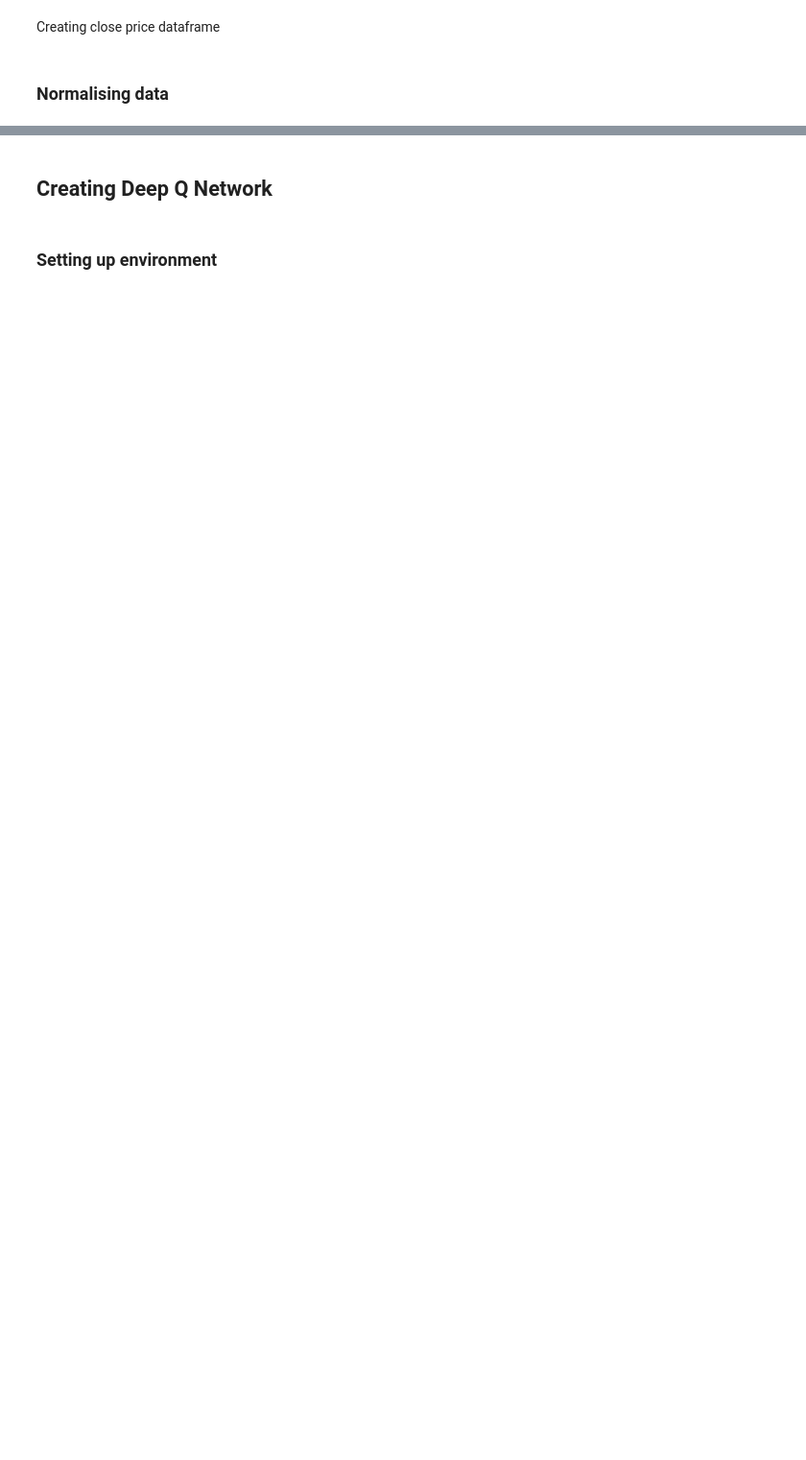
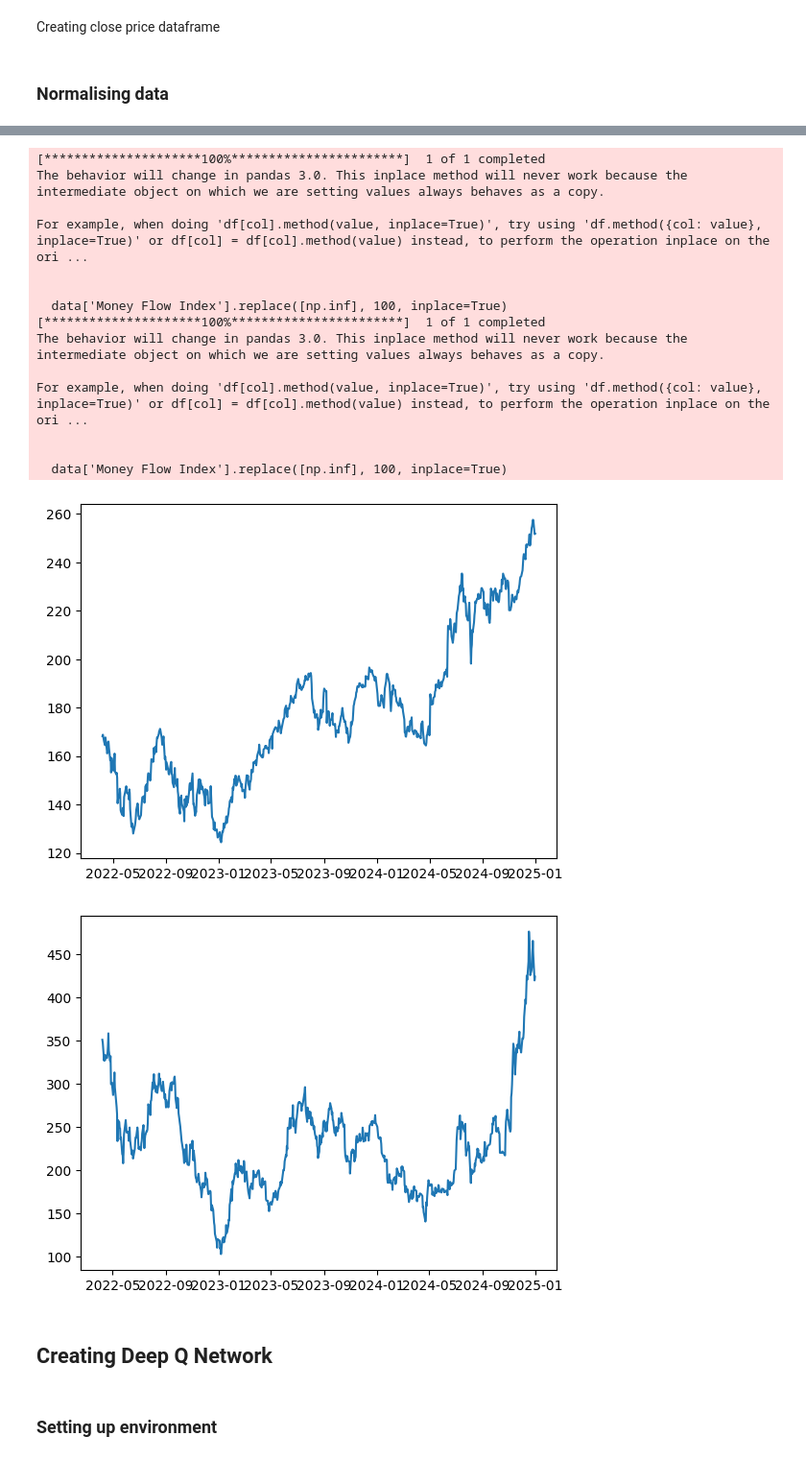
Before and after one commit to daniel142142/reinforcement-learning-trading, a Jupyter notebook: Multi_stock_model.ipynb, the cells around one changed output, grey strips where cells are left out. Shown at 96% size. Cells and saved outputs as stored; diff of their text form; code cells hidden in the pictures; blank space fills up the shorter version.

```diff
--- a/Multi_stock_model.ipynb
+++ b/Multi_stock_model.ipynb
@@ -16,7 +14,7 @@ key = 'L49TNJ1SKAPIG4BA'
 ### Function to retrieve data
 # %%
 def retrieve_data(tickr):
-    ts = TimeSeries(key, output_format = 'pandas')
+
     data = yf.download(tickr)
     columns = ['Open', 'High', 'Low', 'Close', 'Volume']
     data.columns = columns
@@ -38,7 +36,4 @@ def retrieve_data(tickr):
 
     data['Price-Volume'] = (data['Close'].pct_change() * data['Volume']).cumsum()
     data['Standard Deviation'] = data['Close'].rolling(window=20).std()
-    ti = TechIndicators(key, output_format = 'pandas')
-    roc, meta = ti.get_roc(tickr)
-    data['ROC'] = roc['ROC']
     return data
@@ -120,7 +60,6 @@ from sklearn.decomposition import PCA
 def PCA_transform(train_data, test_data):
     # Scaling train data
     state_features = pd.DataFrame({
-        'ROC': train_data['ROC'],
         'Volume': train_data['Volume'],
         'Change Percentage': train_data['Change Percentage'],
         'Force Index': train_data['Force Index'],
@@ -138,7 +77,6 @@ def PCA_transform(train_data, test_data):
 
     # Scaling test data
     test_features = pd.DataFrame({
-        'ROC': test_data['ROC'],
         'Volume': test_data['Volume'],
         'Change Percentage': test_data['Change Percentage'],
         'Force Index': test_data['Force Index'],
@@ -157,0 +98,26 @@ apple_train_pca, apple_test_pca = PCA_transform(apple_train, apple_test)
+# %%
+assets_close = []
+def get_vector(asset_tickers):
+    assets_train_close = []
+    assets_test_close = []
+
+    assets_train_pca = []
+    assets_test_pca = []
+    for i in asset_tickers:
+        data = retrieve_data(i)
+        data_train, data_test = split_data(data, '2012-02-01', '2022-04-06', '2022-04-07', '2025-01-01')
+
+        data_train_close, data_test_close = retrieve_close(data_train, data_test)
+        assets_train_close.append(data_train_close)
+        assets_test_close.append(data_test_close)
+
+        data_train_pca, data_test_pca = PCA_transform(data_train, data_test)
+        assets_train_pca.append(data_train_pca)
+        assets_test_pca.append(data_test_pca)
+
+    return assets_train_close, assets_test_close, assets_train_pca, assets_test_pca
+train_close, test_close, train_pca, test_pca = get_vector(asset_tickers)
+for i in test_close:
+    plt.plot(i)
+    plt.show()
+# %% [output]
@@ -158,3 +125,19 @@ apple_train_pca, apple_test_pca = PCA_transform(apple_train, apple_test)
+[*********************100%***********************]  1 of 1 completed
+The behavior will change in pandas 3.0. This inplace method will never work because the intermediate object on which we are setting values always behaves as a copy.
+
+For example, when doing 'df[col].method(value, inplace=True)', try using 'df.method({col: value}, inplace=True)' or df[col] = df[col].method(value) instead, to perform the operation inplace on the ori ...
+
+
+  data['Money Flow Index'].replace([np.inf], 100, inplace=True)
+[*********************100%***********************]  1 of 1 completed
+The behavior will change in pandas 3.0. This inplace method will never work because the intermediate object on which we are setting values always behaves as a copy.
+
+For example, when doing 'df[col].method(value, inplace=True)', try using 'df.method({col: value}, inplace=True)' or df[col] = df[col].method(value) instead, to perform the operation inplace on the ori ...
+
+
+  data['Money Flow Index'].replace([np.inf], 100, inplace=True)
+[figure, added]
+[figure, added]
 # %% [markdown]
 ## Creating Deep Q Network
 # %% [markdown]
```
Also changed, not shown: parts of 18 cells of this notebook.
